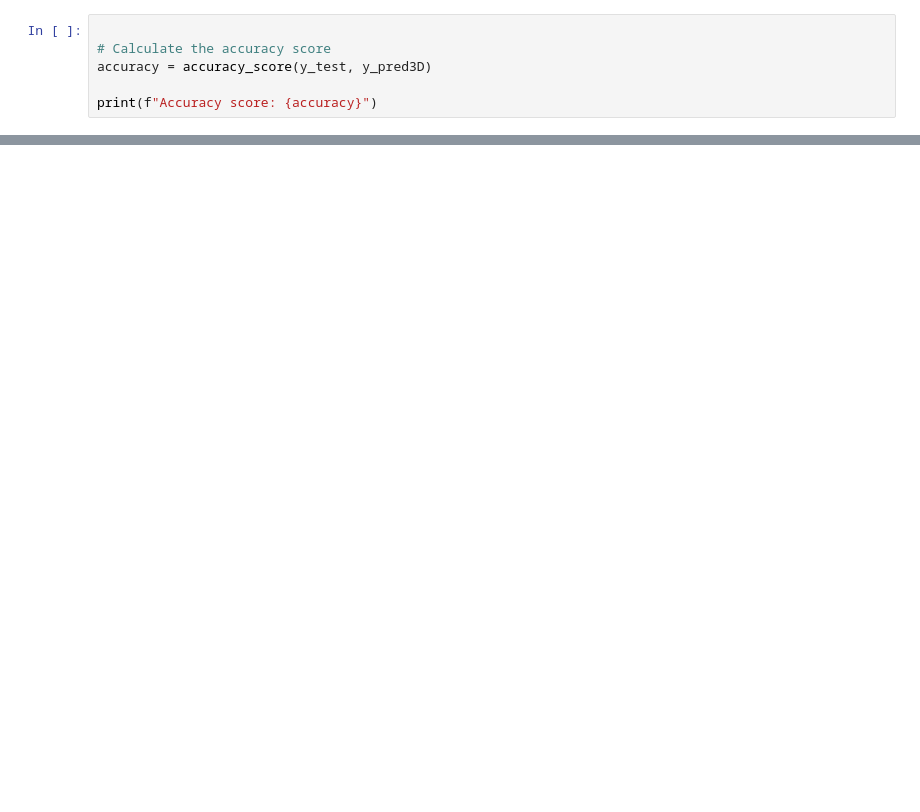
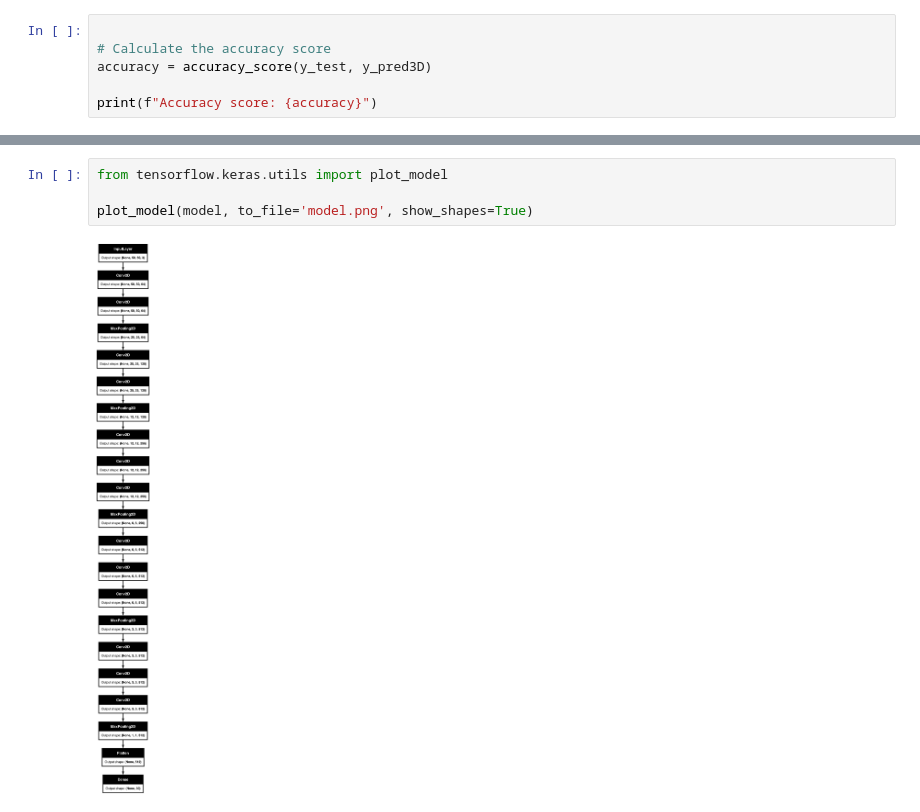
Before and after one commit to mikayla-norton/signvision-ai, a Jupyter notebook: metrics.ipynb, the cells around one changed output, grey strips where cells are left out. Cells and saved outputs as stored; diff of their text form; blank space fills up the shorter version.

```diff
--- a/metrics.ipynb
+++ b/metrics.ipynb
@@ -83,0 +444,6 @@ print(f"Accuracy score: {accuracy}")
+# %%
+from tensorflow.keras.utils import plot_model
+
+plot_model(model, to_file='model.png', show_shapes=True)
+# %% [output]
+[figure, added]
```
Also changed, not shown: parts of 13 cells of this notebook, 11 other files.
